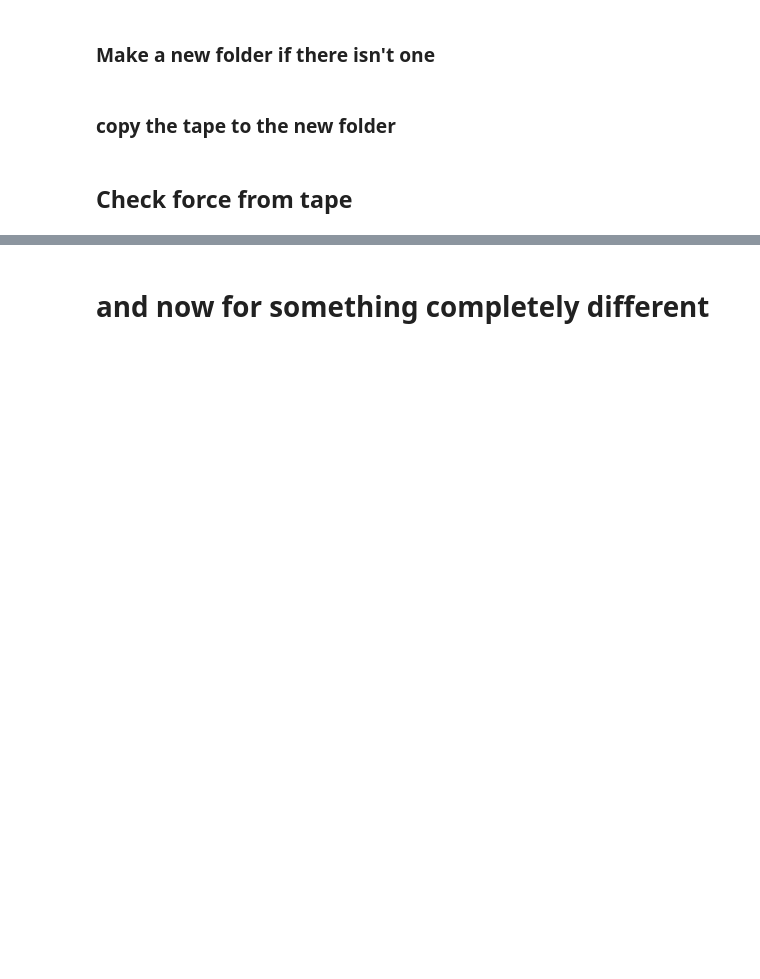
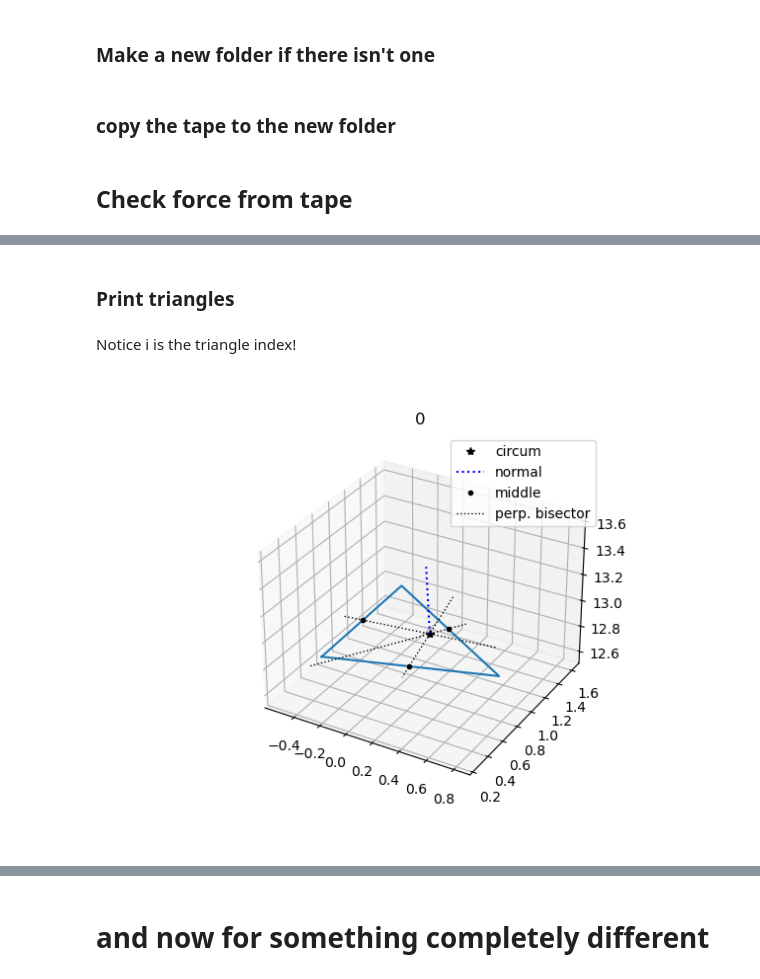
Before and after one commit to yoavrv/trisurf-python, a Jupyter notebook: Test_curvature_calculations.ipynb, the cells around one changed output, grey strips where cells are left out. Drawn from its saved outputs; the diff is of its cells as text; code cells hidden in the pictures; blank space fills up the shorter version.

```diff
--- a/Test_curvature_calculations.ipynb
+++ b/Test_curvature_calculations.ipynb
@@ -408,3 +838,6 @@ try:
     replace_pyvtu_values_from_vesicle(v2,vesicle)
 except AttributeError as e:
     print(f'partial replacement: {e}')
+# %%
+v2.update_all()
+v2.write_vtu(str(v2.path).replace('timestep','pystep'))
@@ -410,0 +848,13 @@ except AttributeError as e:
+# %%
+def normalize(x,**kwargs):
+    return x/(np.linalg.norm(x,**kwargs))
+# %%
+def perp_bisect(v2,i):
+    tposi = v2.pos[v2.tlist[i]]
+    circ = v2.circumcenter[6000+i]
+    norm = v2.face_normal[6000+i]
+    l0,l1,l2 = tposi[1]- tposi[0], tposi[0]- tposi[2], tposi[2]- tposi[1]
+    perps = l0/np.linalg.norm(l0),l1/np.linalg.norm(l1),l2/np.linalg.norm(l2)
+    perps = [normalize(np.cross(norm,p)) for p in perps]
+    m0,m1,m2 = ( tposi[1]+ tposi[0])/2, (tposi[0]+ tposi[2])/2,( tposi[2]+ tposi[1])/2
+    return (m0,m1,m2,*perps)
@@ -410,0 +894,39 @@ except AttributeError as e:
+# %% [markdown]
+### Print triangles
+# %% [markdown]
+Notice i is the triangle index!
+# %%
+with_bad_vtx = problematic_values[v2.tlist].any(axis=1)
+gen=(x for x in np.arange(len(v2.tlist))[:]) # .tlist))[with_bad_vtx])
+i=next(gen)
+# %%
+%matplotlib widget
+
+mp = perp_bisect(v2,i)
+res = np.array(((v.pos[v.tlist[i]]-v.pos[v.tlist[i]][[1,2,0]])@v.face_normal[6000+i],
+               (v2.pos[v2.tlist[i]]-v2.pos[v2.tlist[i]][[1,2,0]])@v2.face_normal[6000+i],
+               [mp[3],mp[4],mp[5]]@v.face_normal[6000+i]))
+if (np.abs(res)>1e-15).any():
+    print("perp. in vtu: ", res[0])
+    print("perp. in loaded vesicle: ", res[1])
+    print("check perp. bisectors are perpendicular: ",res[2])
+
+ax = plt.figure().add_subplot(projection='3d')
+tposi = v2.pos[v2.tlist[i]]
+ax.plot(*np.array([tposi[[0,1,2,0]]]).T)
+ax.plot(*v2.circumcenter[6000+i],'k*',label='circum')
+ax.plot(*np.array((v2.circumcenter[6000+i],
+                   v2.circumcenter[6000+i]-0.5*v2.face_normal[6000+i])).T,
+        'b:',label='normal')
+ax.plot(*mp[0],'k.',label='middle')
+ax.plot(*mp[1],'k.')
+ax.plot(*mp[2],'k.')
+ax.plot(*np.array((mp[0]+1*mp[3],mp[0]-0.15*mp[3])).T,'k:',linewidth=1,label='perp. bisector')
+ax.plot(*np.array((mp[1]+1*mp[4],mp[1]-0.15*mp[4])).T,'k:',linewidth=1)
+ax.plot(*np.array((mp[2]+1*mp[5],mp[2]-0.15*mp[5])).T,'k:',linewidth=1)
+ax.set_aspect('equal')
+ax.set_title(str(i))
+ax.legend()
+i=next(gen)
+# %% [output]
+[figure, added]
```
Also changed, not shown: parts of 158 cells of this notebook, 5 other files.
